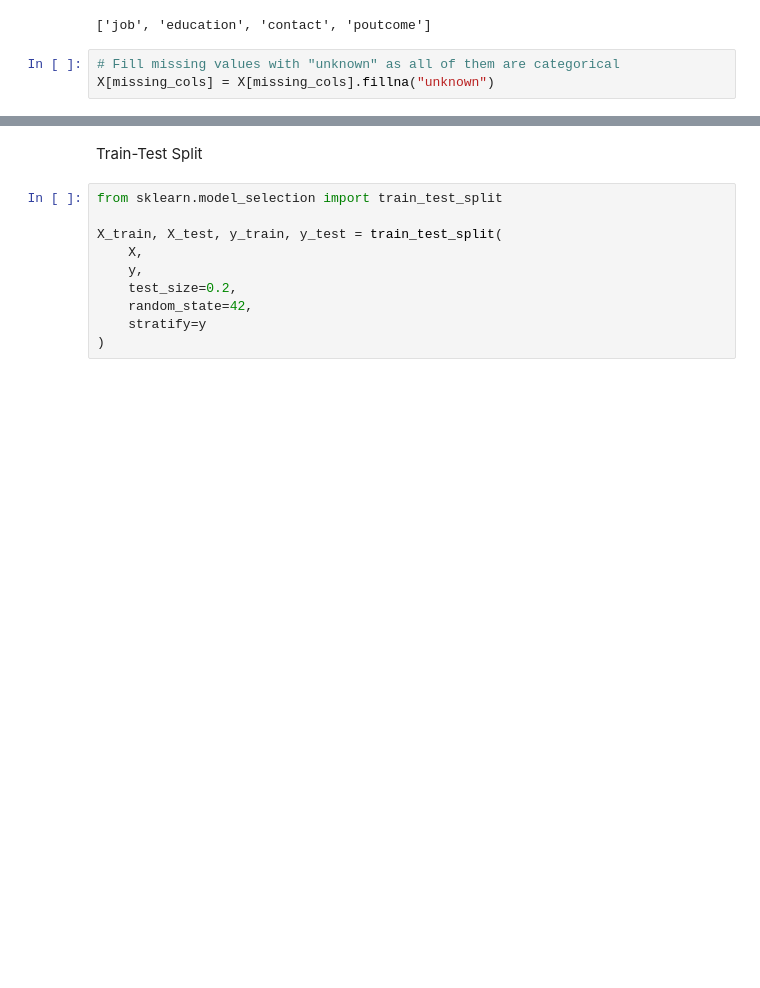
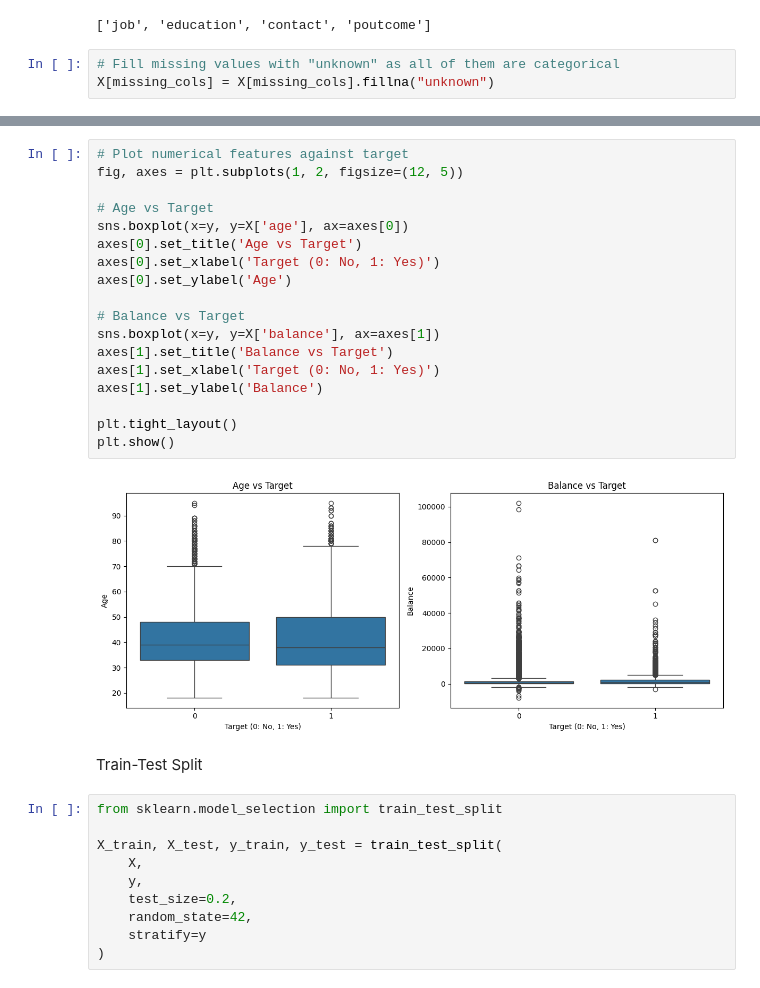
Before and after one commit to AplicanU/ml_assignment_2, a Jupyter notebook: models_training.ipynb, the cells around one changed output, grey strips where cells are left out. Saved outputs shown, nothing was run; the diff lists cells and outputs as text; blank space fills up the shorter version.

```diff
--- a/models_training.ipynb
+++ b/models_training.ipynb
@@ -120,3 +143,23 @@ X[missing_cols] = X[missing_cols].fillna("unknown")
+# %%
+# Plot numerical features against target
+fig, axes = plt.subplots(1, 2, figsize=(12, 5))
+
+# Age vs Target
+sns.boxplot(x=y, y=X['age'], ax=axes[0])
+axes[0].set_title('Age vs Target')
+axes[0].set_xlabel('Target (0: No, 1: Yes)')
+axes[0].set_ylabel('Age')
+
+# Balance vs Target
+sns.boxplot(x=y, y=X['balance'], ax=axes[1])
+axes[1].set_title('Balance vs Target')
+axes[1].set_xlabel('Target (0: No, 1: Yes)')
+axes[1].set_ylabel('Balance')
+
+plt.tight_layout()
+plt.show()
+# %% [output]
+[figure, added]
 # %% [markdown]
 Train-Test Split
 # %%
```
Also changed, not shown: parts of 21 cells of this notebook, 9 other files.
